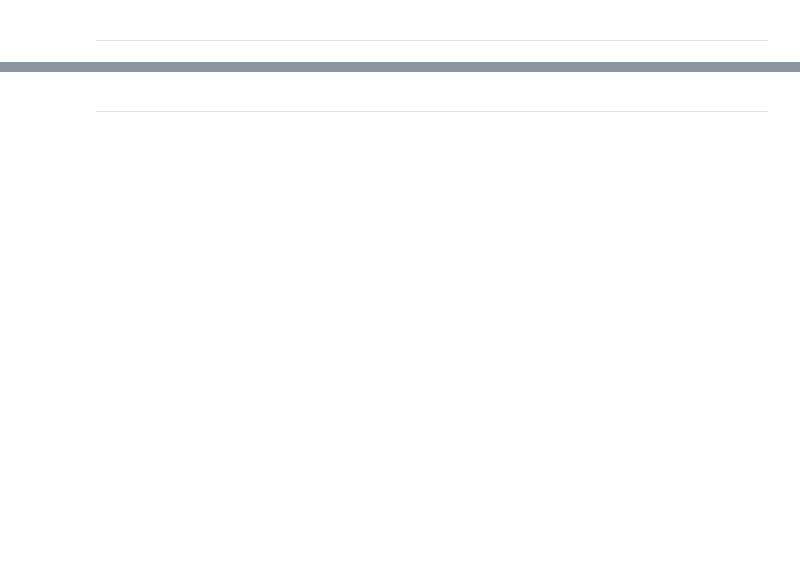
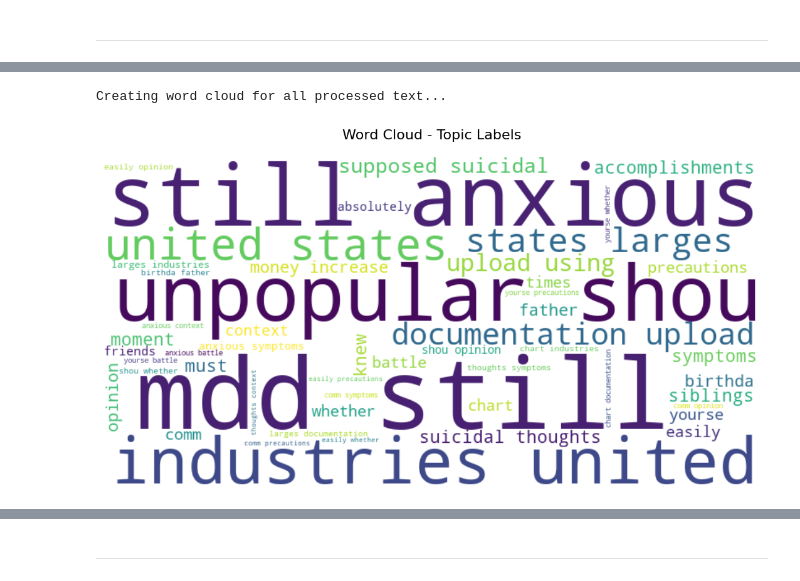
Before and after one commit to shutinghe3601/milestone2, a Jupyter notebook: notebooks/03_topic_modeling_and_anxiety_evaluation.ipynb, the cells around one changed output, grey strips where cells are left out. Cells and saved outputs as stored; diff of their text form; code cells hidden in the pictures; blank space fills up the shorter version.

Commit message:
Formatted notebooks coherently, updating notebooks/03_topic_modeling_and_evaluation conclusion and results with cleaned data

```diff
--- a/notebooks/03_topic_modeling_and_anxiety_evaluation.ipynb
+++ b/notebooks/03_topic_modeling_and_anxiety_evaluation.ipynb
@@ -953,8 +843,7 @@ Most frequent cross-topic terms: {'him the': 1, 'he would': 1, 'about his': 1, '
 # %%
 print("Fitting final model...")
 
-#  6.1 Vectorize with optimized stopwords from §5
-# uses: texts_tokens (built from df_topics), STOP_ALL, CONFIG["vectorizer"]
+# Vectorize with optimized stopwords
 vec_final = TfidfVectorizer(
     tokenizer=identity,
     preprocessor=identity,
@@ -973,18 +862,18 @@ print(f"Final vocabulary size: {len(vocab_f):,}")
 density = Xf.nnz / (Xf.shape[0] * Xf.shape[1])
 print(f"Doc-term matrix: {Xf.shape} | density={density:.4f}")
 
-#  6.2 Fit NMF with  final config
+# Fit final NMF model
 start_time = time.time()
 nmf_final = NMF(
     n_components=CONFIG["final_k"],
-    init="nndsvd",
+    init="nndsvda",
     random_state=CONFIG["random_state"],
     **CONFIG["nmf"],
 ).fit(Xf)
 fit_time = time.time() - start_time
 print(f"NMF fitting took {fit_time:.1f}s | iterations={nmf_final.n_iter_}")
 
-#  6.3 Topic terms (by lift) + quick printout
+# Extract top terms ranked by lift score
 top_terms_f, order_f = top_terms_by_lift(nmf_final.components_, Xf, vocab_f, topn=12)
 
 print("\n=== Topics by Lift Score ===")
@@ -992,27 +881,26 @@ for i, words in enumerate(top_terms_f):
     topic_strength = nmf_final.components_[i].sum()
     print(f"Topic {i:02d} (strength {topic_strength:.3f}): {', '.join(words)}")
 
-#  6.4 Metrics: inter-topic cosine, purity, coherence
-Wf = nmf_final.transform(Xf)               # doc-topic weights
+# Calculate quality metrics
+Wf = nmf_final.transform(Xf)  # Document-topic weights
 purity, P = assignment_purity(Wf, thresh=0.40)
-mean_cos = mean_topic_cosine(nmf_final.components_)  # average topic similarity
-npmi = coherence_npmi([ws[:10] for ws in top_terms_f], texts_tokens, min_co=2)
+mean_cos = mean_topic_cosine(nmf_final.components_)
+npmi = coherence_npmi([ws[:19] for ws in top_terms_f], texts_tokens, min_co=2)
 
 print("\n=== Final Metrics ===")
 print(f"NPMI coherence:   {npmi:.3f}")
 print(f"Mean topic cosine: {mean_cos:.3f}")
 print(f"Assignment purity: {purity:.3f}")
 
-#  6.5 Prep labels for later sections (so §8 can just reuse)
+# Create topic labels for downstream use
 labels_f = [make_label(ws, n=3, max_len=35) for ws in top_terms_f]
 
-#  6.6 Sanity assertions to keep shapes consistent downstream
+# Validate shapes for consistency
 assert P.shape[0] == len(df_topics), \
     f"P rows ({P.shape[0]}) must equal df_topics rows ({len(df_topics)})"
 assert Wf.shape[0] == len(df_topics) and Wf.shape[1] == CONFIG["final_k"], \
     "Unexpected Wf shape vs. final_k/df_topics"
 
-# Keep these around for §8 + saving in §10
 print("\nStored for reuse: vec_final, nmf_final, top_terms_f, labels_f, Xf, vocab_f, Wf, P")
 # %% [output]
 Fitting final model...
@@ -1271,0 +1148,12 @@ Saved artifacts: vec_final.joblib, nmf_final.joblib, topic_labels.json, posts_wi
+# %%
+# Create word cloud visualization from topic labels
+print("Creating word cloud for all processed text...")
+
+wordcloud_all = create_word_cloud(
+    df[LABEL_COL].dropna(),
+    title="Word Cloud - Topic Labels",
+    max_words=150
+)
+# %% [output]
+Creating word cloud for all processed text...
+[figure, added]
```
Also changed, not shown: parts of 93 cells of this notebook, 11 other files.
